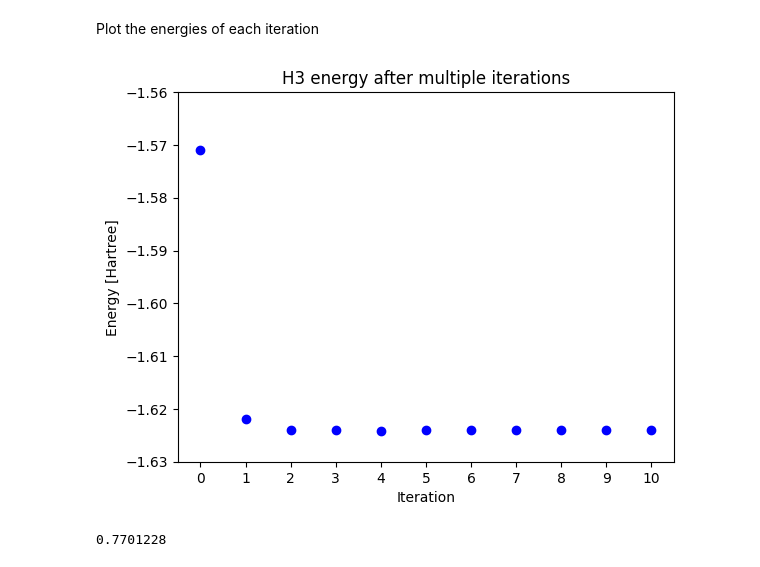
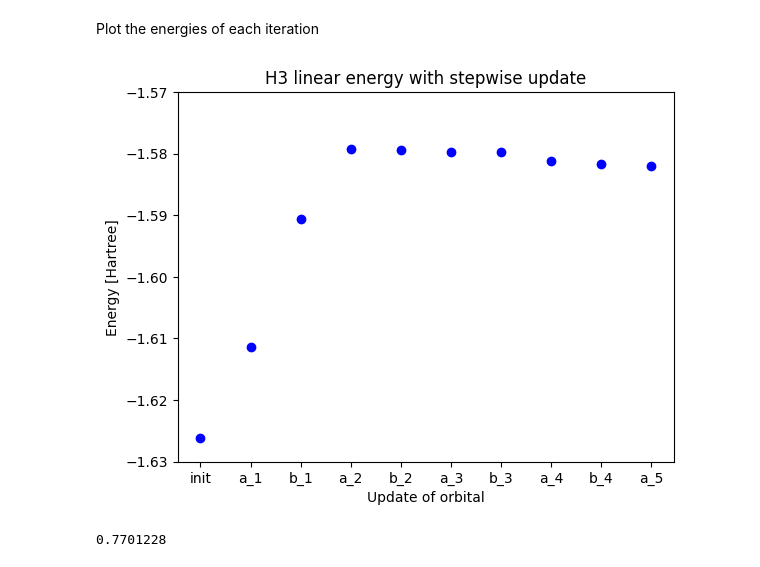
Before and after one commit to FabianLangkabel/FrayedEnds, a Jupyter notebook: Block2/H3lin.ipynb, the cells around one changed output. Saved outputs shown, nothing was run; the diff lists cells and outputs as text; code cells hidden in the pictures.

Commit message:
test H3 linear

```diff
--- a/Block2/H3lin.ipynb
+++ b/Block2/H3lin.ipynb
@@ -96,41 +96,44 @@ Plot the energies of each iteration
 # %%
 #plot energies of H3 spin optimizer
 
 x1 = np.arange(0, 7, 1)
 x2 = np.arange(0,11,1)
+x3 = np.arange(0, 10, 1)
 FCI_H3 = np.full(11, -1.656308543121)
 H3_energies = [-1.571043, -1.575703, -1.583686, -1.620579, -1.620745, -1.588478, -1.485866]
 H3_energies_project2 = [-1.571043, -1.575703, -1.583685, -1.511214, -1.563584, -1.516852, -1.526479]
 H3_energies_sep_project = [-1.571043, -1.575685, -1.583550, -1.620243, -1.620413, -1.621782, -1.621845]
 H3_en_2iter = [-1.621845, -1.621983, -1.621988, -1.624185, -1.624199, -1.624056, -1.623964]
 #H3_energies_project4 = [-1.571043, -1.575703, -1.583686, -1.620579, -1.620745, -1.588479, -1.489348]
 H3_energies_6_iter = [-1.571043, -1.621845, -1.623964, -1.624079, -1.624091, -1.624039, -1.623925]
 H3_energies_10iter = [-1.571043, -1.621845, -1.623964, -1.624079, -1.624091, -1.624039, -1.623925,
                       -1.623987, -1.623977, -1.623899, -1.623959]
+H3_energies_631g_stepwise = [-1.626215, -1.611431, -1.590611, -1.579232, -1.579449, -1.579697, -1.579770, -1.581258, -1.581663, -1.581950]
+
 Delta_E = [-0.050802000000000014, -0.002118999999999982, -0.00011500000000008725, -1.1999999999900979e-05,
            5.199999999994098e-05, 0.00011399999999994748]
 
 fig, ax = plt.subplots()
-#ax.scatter(x1, H3_energies, color='blue', label='no projection')
+ax.scatter(x3, H3_energies_631g_stepwise, color='blue')
 #ax.scatter(x1, H3_energies_sep_project, color='green', label='orbs projected out')
 #ax.scatter(x1, H3_en_2iter, color='blue', label='2nd iteration')
-ax.scatter(x2, H3_energies_10iter, color='blue')
+#ax.scatter(x2, H3_energies_10iter, color='blue')
 #ax.plot(x2, FCI_H3, color='black')
 #ax.legend(loc='upper right', fontsize='small')
 
-ax.set_xlabel('Iteration')
+ax.set_xlabel('Update of orbital')
 ax.set_ylabel('Energy [Hartree]')
-ax.set_title('H3 energy after multiple iterations')
+ax.set_title('H3 linear energy with stepwise update')
 #ax.yaxis.set_major_formatter(StrMethodFormatter('{x:.4f}'))
 #ax.set_xticks(np.arange(0.0, 4.5, 0.5))
-ax.set_xticks(np.arange(0, 11, 1))
-#ax.set_xticklabels(['init', 'a_1', 'b_1', 'a_2', 'b_2', 'a_3', 'b_3'])
+ax.set_xticks(np.arange(0, 10, 1))
+ax.set_xticklabels(['init', 'a_1', 'b_1', 'a_2', 'b_2', 'a_3', 'b_3', 'a_4', 'b_4', 'a_5'])
 
-ax.set_yticks(np.arange(-1.56, -1.64, -0.01))
+ax.set_yticks(np.arange(-1.57, -1.64, -0.01))
 
 plt.show()
 # %% [output]
-[figure, old version]
+[figure, new version]
 # %%
 num = 1.75 - 9.798772e-01 - 2.221467e-29 #S^2 of initial orbs of spin orb opt code
 print(num)
```
Also changed, not shown: parts of 8 cells of this notebook, 12 other files.
